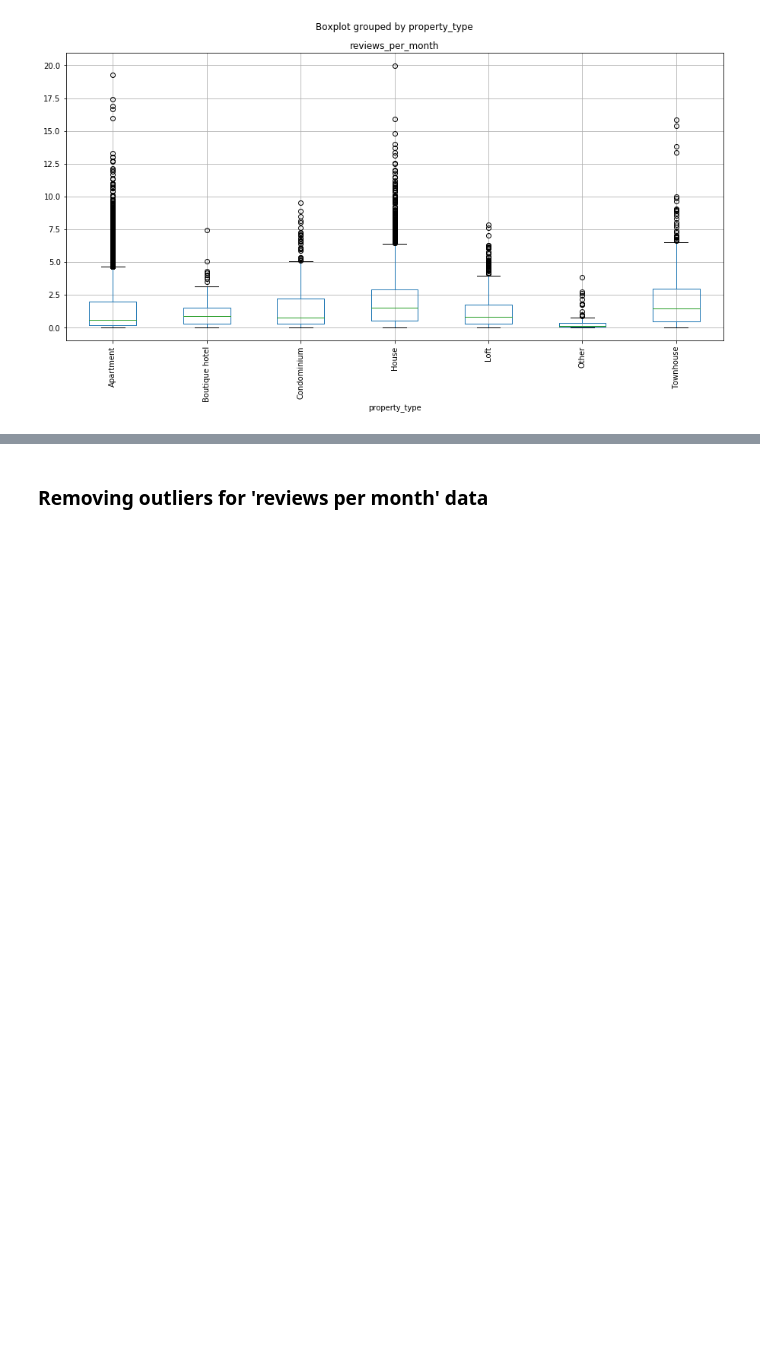
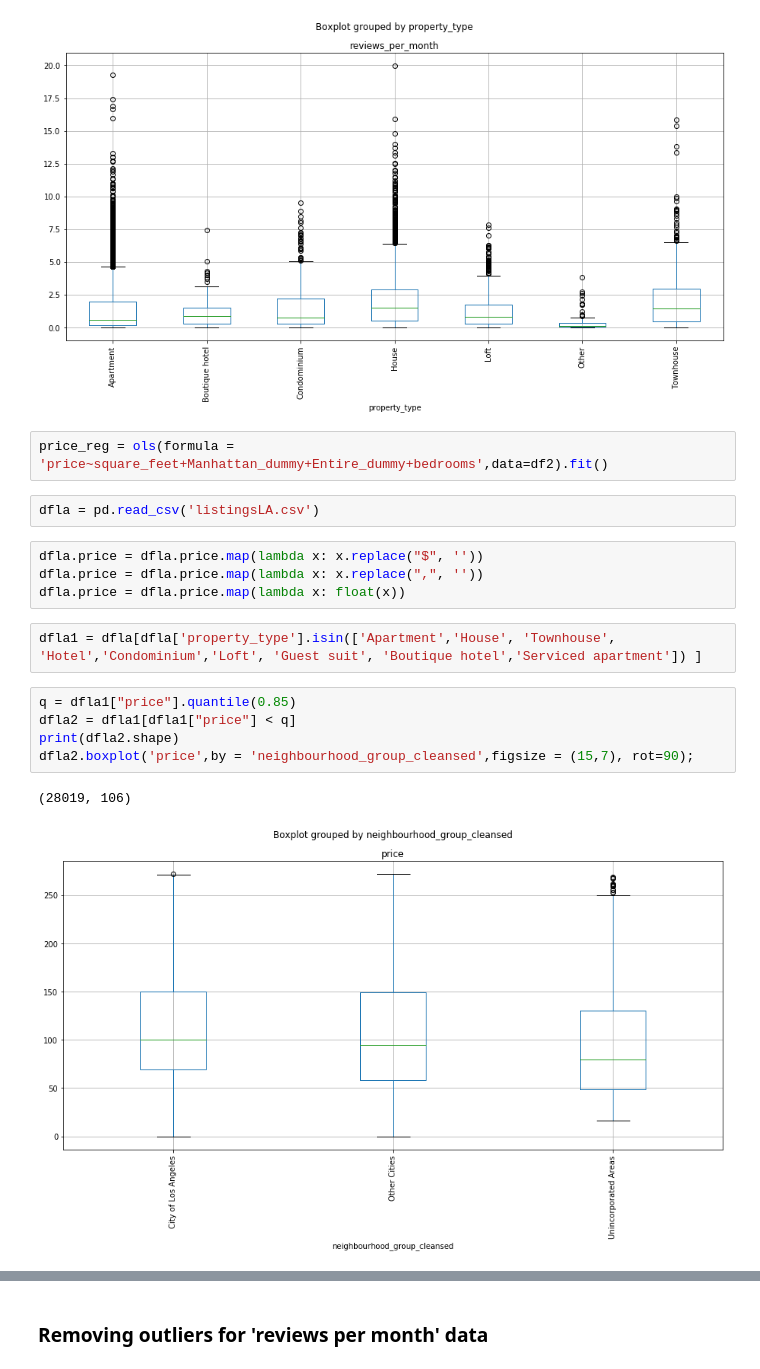
Before and after one commit to Wetpaint3/Airbnb_Project, a Jupyter notebook: airbnb.ipynb, the cells around one changed output, grey strips where cells are left out. Drawn from its saved outputs; the diff is of its cells as text; blank space fills up the shorter version.

```diff
--- a/airbnb.ipynb
+++ b/airbnb.ipynb
@@ -672,3 +612,21 @@ li
 df2.boxplot('reviews_per_month',by = 'property_type',figsize = (15,7), rot=90);
 # %% [output]
 [figure]
+# %%
+price_reg = ols(formula = 'price~square_feet+Manhattan_dummy+Entire_dummy+bedrooms',data=df2).fit()
+# %%
+dfla = pd.read_csv('listingsLA.csv')
+# %%
+dfla.price = dfla.price.map(lambda x: x.replace("$", ''))
+dfla.price = dfla.price.map(lambda x: x.replace(",", ''))
+dfla.price = dfla.price.map(lambda x: float(x))
+# %%
+dfla1 = dfla[dfla['property_type'].isin(['Apartment','House', 'Townhouse', 'Hotel','Condominium','Loft', 'Guest suit', 'Boutique hotel','Serviced apartment']) ]
+# %%
+q = dfla1["price"].quantile(0.85)
+dfla2 = dfla1[dfla1["price"] < q]
+print(dfla2.shape)
+dfla2.boxplot('price',by = 'neighbourhood_group_cleansed',figsize = (15,7), rot=90);
+# %% [output]
+(28019, 106)
+[figure, added]
```
Also changed, not shown: parts of 17 cells of this notebook.
